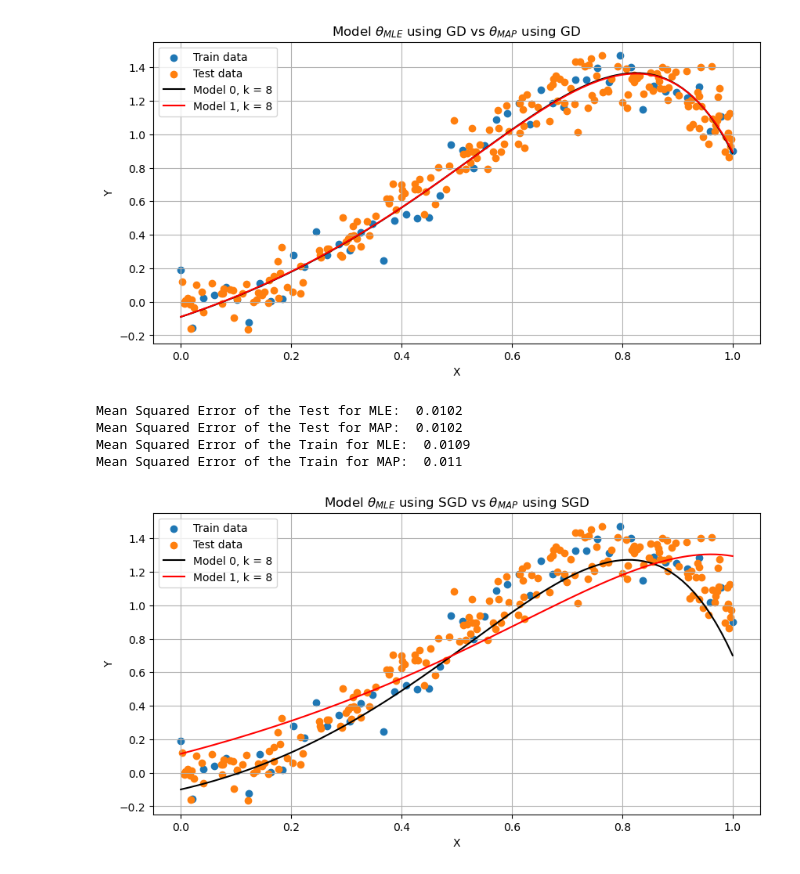
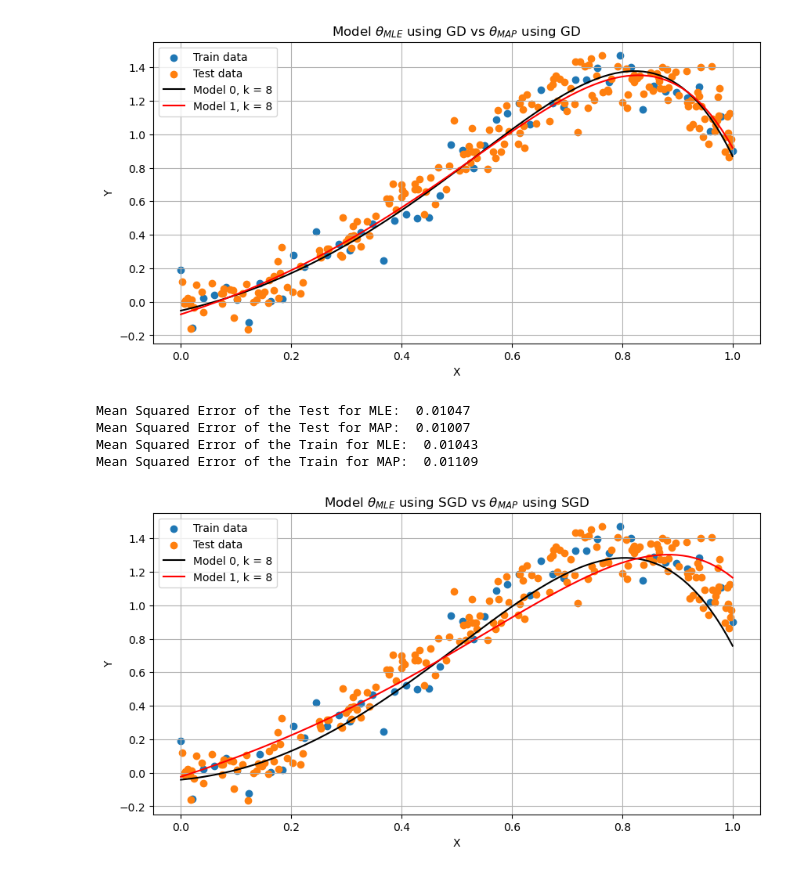
Before and after one commit to 26leonardo/homework_ssm_unibo, a Jupyter notebook: homework4.ipynb, the cells around one changed output. Cells and saved outputs as stored; diff of their text form; code cells hidden in the pictures.

```diff
--- a/homework4.ipynb
+++ b/homework4.ipynb
@@ -120,11 +288,0 @@ plot_poly_regression(
-# %%
-alpha = 0.001
-# MAP SGD
-thetas_history_SGD_MAP, converging_kk_history_SGD_MAP = compute_weights(
-     'SGD', 'MAP', kk ,train_data, lam = lam,loss=loss_MAP,
-     grad_loss=grad_loss_MAP,batch_size = 50,
-     n_epochs=epoch_or_iter, alpha = alpha)
-# plot
-plot_poly_regression(
-    X_train, Y_train, X_test, Y_test, thetas_history_SGD_MAP,
-    title=titles_MAP[1])
@@ -133,10 +342,16 @@ plot_poly_regression(
+# %%
+# General parameters
+kk = 8 # polynomial degree
+lam = 0.055
+
+# data needed for SGD
+epoch_or_iter = 2000 # also used for GD
+batch_size = 5
+alpha = 0.1
 # %%
-# universal data needed for MAP
-lam = 0.01
-kk = 8
-
-# data needed for GD
-epoch_or_iter = 500
+#-----------------------------------------------------------------------------------------------------------
+# MLE VS MAP GD
+#-----------------------------------------------------------------------------------------------------------
 # MAP GD
 thetas_history_GD_MAP, converging_kk_history_GD_MAP = compute_weights(
     'GD', 'MAP', kk, train_data, lam = lam, loss=loss_MAP
@@ -149,55 +364,54 @@ thetas_history_GD_MLE, converging_kk_history_GD_MLE = compute_weights(
 plot_poly_regression(
     X_train, Y_train, X_test, Y_test, [thetas_history_GD_MLE[-1], thetas_history_GD_MAP[-1]],
     title=(titles_MLE[0]+" vs "+titles_MAP[0]), VS = True)
-print("Mean Squared Error of the Test for MLE: ", round(mse_error(X_test, Y_test, thetas_history_GD_MLE[-1]),4))
-print("Mean Squared Error of the Test for MAP: ", round(mse_error(X_test, Y_test, thetas_history_GD_MAP[-1]),4))
-print("Mean Squared Error of the Train for MLE: ", round(mse_error(X_train, Y_train, thetas_history_GD_MLE[-1]),4))
-print("Mean Squared Error of the Train for MAP: ", round(mse_error(X_train, Y_train, thetas_history_GD_MAP[-1]),4))
+print("Mean Squared Error of the Test for MLE: ", round(mse_error(X_test, Y_test, thetas_history_GD_MLE[-1]),5))
+print("Mean Squared Error of the Test for MAP: ", round(mse_error(X_test, Y_test, thetas_history_GD_MAP[-1]),5))
+print("Mean Squared Error of the Train for MLE: ", round(mse_error(X_train, Y_train, thetas_history_GD_MLE[-1]),5))
+print("Mean Squared Error of the Train for MAP: ", round(mse_error(X_train, Y_train, thetas_history_GD_MAP[-1]),5))
 
 #-----------------------------------------------------------------------------------------------------------
-# data needed for SGD
-batch_size = 50
-alpha = 0.001
+# MLE VS MAP SGD
+#-----------------------------------------------------------------------------------------------------------
 # MLE SGD
 thetas_history_SGD_MLE, converging_kk_history_SGD_MLE = compute_weights(
      'SGD', 'MLE', kk ,train_data,loss=loss_MLE,
-     grad_loss=grad_loss_MLE,batch_size = 5,
-     n_epochs=epoch_or_iter, alpha = 0.1)
+     grad_loss=grad_loss_MLE,batch_size = batch_size,
+     n_epochs=epoch_or_iter, alpha = alpha)
 # MAP SGD
 thetas_history_SGD_MAP, converging_kk_history_SGD_MAP = compute_weights(
      'SGD', 'MAP', kk ,train_data, lam = lam,loss=loss_MAP,
      grad_loss=grad_loss_MAP,batch_size = batch_size,
      n_epochs=epoch_or_iter, alpha = alpha)
 # plot
 plot_poly_regression(
     X_train, Y_train, X_test, Y_test, [thetas_history_SGD_MLE[-1], thetas_history_SGD_MAP[-1]],
     title=(titles_MLE[1]+" vs "+titles_MAP[1]), VS = True)
-print("Mean Squared Error of the Test for MLE: ", round(mse_error(X_test, Y_test, thetas_history_SGD_MLE[-1]),4))
-print("Mean Squared Error of the Test for MAP: ", round(mse_error(X_test, Y_test, thetas_history_SGD_MAP[-1]),4))
-print("Mean Squared Error of the Train for MLE: ", round(mse_error(X_train, Y_train, thetas_history_SGD_MLE[-1]),4))
-print("Mean Squared Error of the Train for MAP: ", round(mse_error(X_train, Y_train, thetas_history_SGD_MAP[-1]),4))
+print("Mean Squared Error of the Test for MLE: ", round(mse_error(X_test, Y_test, thetas_history_SGD_MLE[-1]),5))
+print("Mean Squared Error of the Test for MAP: ", round(mse_error(X_test, Y_test, thetas_history_SGD_MAP[-1]),5))
+print("Mean Squared Error of the Train for MLE: ", round(mse_error(X_train, Y_train, thetas_history_SGD_MLE[-1]),5))
+print("Mean Squared Error of the Train for MAP: ", round(mse_error(X_train, Y_train, thetas_history_SGD_MAP[-1]),5))
 
 #-----------------------------------------------------------------------------------------------------------
-# data needed for Normal
 # MLE Normal
+#-----------------------------------------------------------------------------------------------------------
 thetas_history_norm_MLE, converging_kk_history = compute_weights(
     'Normal', 'MLE', kk ,train_data)
 # MAP Normal
 thetas_history_norm_MAP, converging_kk_history = compute_weights(
     'Normal', 'MAP', kk ,train_data, lam= lam)
 # plot
 plot_poly_regression(
     X_train, Y_train, X_test, Y_test, [thetas_history_norm_MLE[-1],thetas_history_norm_MAP[-1]]
     ,title=(titles_MLE[2]+" vs "+titles_MAP[2]), VS = True)
 
-print("Mean Squared Error of the Test for MLE: ", round(mse_error(X_test, Y_test, thetas_history_norm_MLE[-1]),4))
-print("Mean Squared Error of the Test for MAP: ", round(mse_error(X_test, Y_test, thetas_history_norm_MAP[-1]),4))
-print("Mean Squared Error of the Train for MLE: ", round(mse_error(X_train, Y_train, thetas_history_norm_MLE[-1]),4))
-print("Mean Squared Error of the Train for MAP: ", round(mse_error(X_train, Y_train, thetas_history_norm_MAP[-1]),4))
+print("Mean Squared Error of the Test for MLE: ", round(mse_error(X_test, Y_test, thetas_history_norm_MLE[-1]),5))
+print("Mean Squared Error of the Test for MAP: ", round(mse_error(X_test, Y_test, thetas_history_norm_MAP[-1]),5))
+print("Mean Squared Error of the Train for MLE: ", round(mse_error(X_train, Y_train, thetas_history_norm_MLE[-1]),5))
+print("Mean Squared Error of the Train for MAP: ", round(mse_error(X_train, Y_train, thetas_history_norm_MAP[-1]),5))
 # %% [output]
-[figure, old version]
+[figure, new version]
-Mean Squared Error of the Test for MLE:  0.0102
-Mean Squared Error of the Test for MAP:  0.0102
-Mean Squared Error of the Train for MLE:  0.0109
-Mean Squared Error of the Train for MAP:  0.011
+Mean Squared Error of the Test for MLE:  0.01047
+Mean Squared Error of the Test for MAP:  0.01007
+Mean Squared Error of the Train for MLE:  0.01043
+Mean Squared Error of the Train for MAP:  0.01109
-[figure, old version]
+[figure, new version]
```
Also changed, not shown: parts of 39 cells of this notebook, 2 other files.
